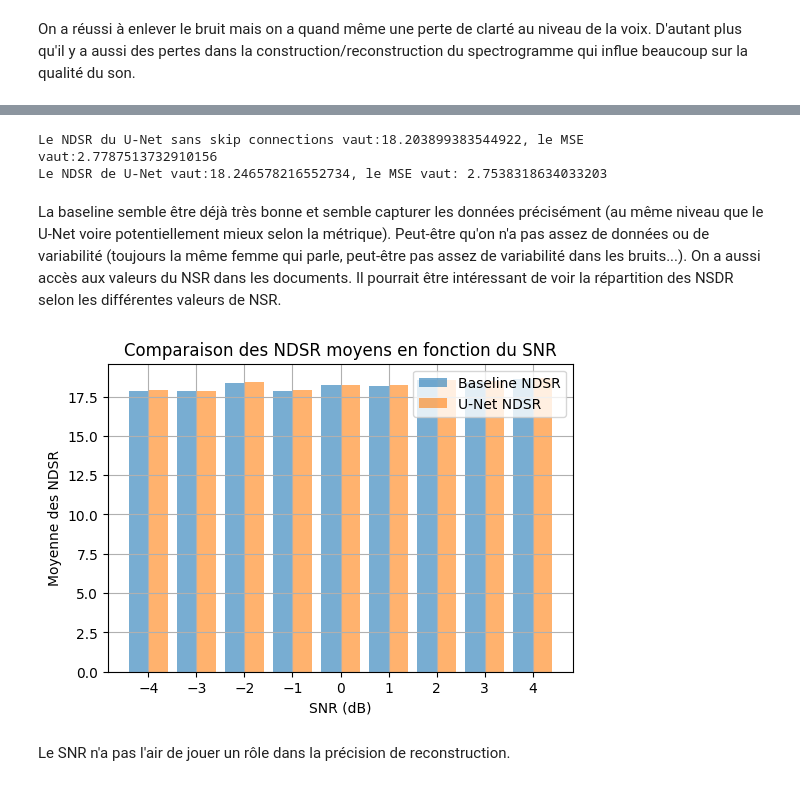
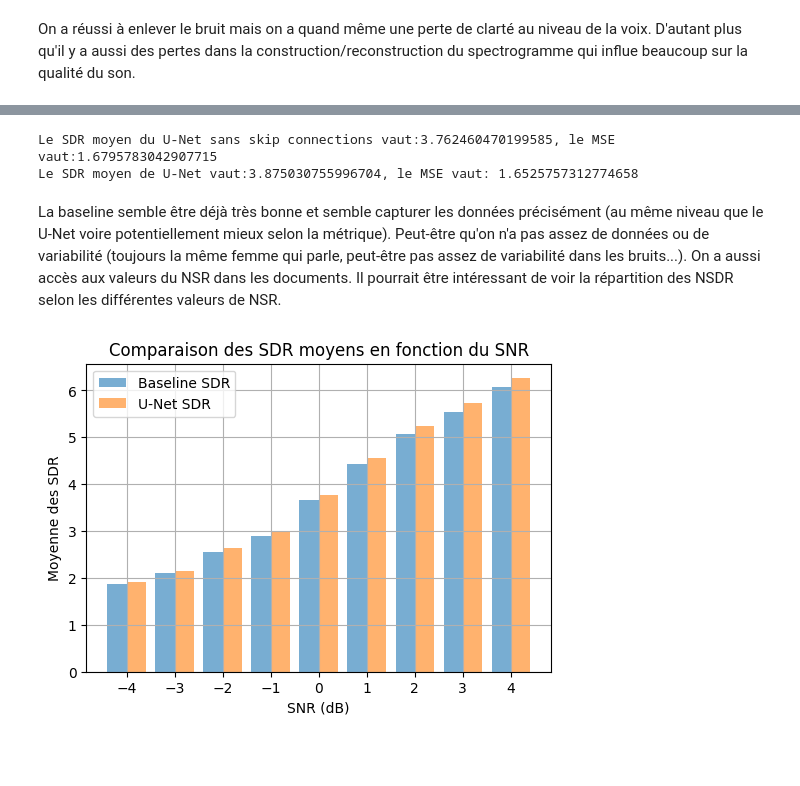
Before and after one commit to romainpujol/deep_learning_signal, a Jupyter notebook: source_separation.ipynb, the cells around one changed output, grey strips where cells are left out. Drawn from its saved outputs; the diff is of its cells as text; code cells hidden in the pictures; blank space fills up the shorter version.

```diff
--- a/source_separation.ipynb
+++ b/source_separation.ipynb
@@ -687,7 +687,7 @@ def to_spectrogram_reconstruction(data,fe):
     return Zxx_normalized,Zxx_phase,magnitude_max,magnitude_min
 
 def masked_spectrogram_to_complex_spectrogram(Zxx_post_mask,Zxx_phase,magnitude_max,magnitude_min,fe):
-    Zxx_magnitude = (Zxx_post_mask*(magnitude_max-magnitude_min) + magnitude_min)
+    Zxx_magnitude = (np.sqrt(Zxx_post_mask)*(magnitude_max-magnitude_min) + magnitude_min)
     Zxx_complexe = Zxx_magnitude*np.exp(1j * Zxx_phase)
     _,signal = istft(Zxx_complexe,fe,window='hamming',nperseg = 1022,noverlap = 511,nfft=1022)
     return signal
@@ -757,8 +743,8 @@ def mse(signal_reconstruit,signal_isole):
     error_energy = np.sum(error ** 2)
     return error_energy
 # %%
-nsdr_mean_baseline = 0
-nsdr_mean_unet = 0
+sdr_mean_baseline = 0
+sdr_mean_unet = 0
 mse_unet = 0
 mse_baseline = 0
 baseline = baseline_source_separation()
@@ -801,7 +787,7 @@ for i in range(2000):
     spectrogram_output = mask*input_spectrogram
     signal_baseline = masked_spectrogram_to_complex_spectrogram(spectrogram_output,phase,max,min,fe)
     mse_baseline += mse(signal_baseline,data1)
-    nsdr_mean_baseline += nsdr(data1,data2,signal_baseline)
+    sdr_mean_baseline += compute_sdr(signal_baseline,data1)
 
     unet.to(device)
     input_tensor = input_tensor.to(device)
@@ -812,19 +798,19 @@ for i in range(2000):
     spectrogram_output = mask*input_spectrogram
     signal_unet = masked_spectrogram_to_complex_spectrogram(spectrogram_output,phase,max,min,fe)
     mse_unet += mse(signal_unet,data1)
-    nsdr_mean_unet += nsdr(data1,data2,signal_unet)
+    sdr_mean_unet += compute_sdr(signal_unet,data1)
 
-print(f'Le NDSR du U-Net sans skip connections vaut:{nsdr_mean_baseline/2000}, le MSE vaut:{mse_baseline/2000}')
-print(f'Le NDSR de U-Net vaut:{nsdr_mean_unet/2000}, le MSE vaut: {mse_unet/2000}')
+print(f'Le SDR moyen du U-Net sans skip connections vaut:{sdr_mean_baseline/2000}, le MSE vaut:{mse_baseline/2000}')
+print(f'Le SDR moyen de U-Net vaut:{sdr_mean_unet/2000}, le MSE vaut: {mse_unet/2000}')
 # %% [output]
-Le NDSR du U-Net sans skip connections vaut:18.203899383544922, le MSE vaut:2.7787513732910156
-Le NDSR de U-Net vaut:18.246578216552734, le MSE vaut: 2.7538318634033203
+Le SDR moyen du U-Net sans skip connections vaut:3.762460470199585, le MSE vaut:1.6795783042907715
+Le SDR moyen de U-Net vaut:3.875030755996704, le MSE vaut: 1.6525757312774658
 # %% [markdown]
 La baseline semble être déjà très bonne et semble capturer les données précisément (au même niveau que le U-Net voire potentiellement mieux selon la métrique). Peut-être qu'on n'a pas assez de données ou de variabilité (toujours la même femme qui parle, peut-être pas assez de variabilité dans les bruits...). On a aussi accès aux valeurs du NSR dans les documents. Il pourrait être intéressant de voir la répartition des NSDR selon les différentes valeurs de NSR.
 # %%
 snr_values = [-4, -3, -2, -1, 0, 1, 2, 3, 4]
-snr_nsdr_values_baseline = {snr: [] for snr in snr_values}
-snr_nsdr_values_unet = {snr: [] for snr in snr_values}
+snr_sdr_values_baseline = {snr: [] for snr in snr_values}
+snr_sdr_values_unet = {snr: [] for snr in snr_values}
 
 # Parcourir les fichiers
 for i in range(2000):
@@ -858,43 +844,41 @@ for i in range(2000):
 
     baseline.to(device)
     with torch.no_grad():
         output_baseline = baseline(input_tensor)
 
     mask_baseline = output_baseline.squeeze().cpu().numpy()
     spectrogram_baseline = mask_baseline * input_spectrogram
     signal_baseline = masked_spectrogram_to_complex_spectrogram(
         spectrogram_baseline, phase, max_val, min_val, fe2
     )
-    nsdr_baseline = nsdr(data1, data2, signal_baseline)
-    snr_nsdr_values_baseline[snr].append(nsdr_baseline)
+    sdr_baseline = compute_sdr(signal_baseline,data1)
+    snr_sdr_values_baseline[snr].append(sdr_baseline)
 
     unet.to(device)
     with torch.no_grad():
         output_unet = unet(input_tensor)
 
     mask_unet = output_unet.squeeze().cpu().numpy()
     spectrogram_unet = mask_unet * input_spectrogram
     signal_unet = masked_spectrogram_to_complex_spectrogram(
         spectrogram_unet, phase, max_val, min_val, fe2
     )
-    nsdr_unet = nsdr(data1, data2, signal_unet)
-    snr_nsdr_values_unet[snr].append(nsdr_unet)
+    sdr_unet = compute_sdr(signal_unet,data1)
+    snr_sdr_values_unet[snr].append(sdr_unet)
 
-baseline_means = [np.mean(snr_nsdr_values_baseline[snr]) for snr in snr_values]
-unet_means = [np.mean(snr_nsdr_values_unet[snr]) for snr in snr_values]
+baseline_means = [np.mean(snr_sdr_values_baseline[snr]) for snr in snr_values]
+unet_means = [np.mean(snr_sdr_values_unet[snr]) for snr in snr_values]
 
 plt.figure(figsize=(6, 4))
-plt.bar(np.array(snr_values) - 0.2, baseline_means, width=0.4, label='Baseline NDSR', alpha=0.6, align='center')
-plt.bar(np.array(snr_values) + 0.2, unet_means, width=0.4, label='U-Net NDSR', alpha=0.6, align='center')
+plt.bar(np.array(snr_values) - 0.2, baseline_means, width=0.4, label='Baseline SDR', alpha=0.6, align='center')
+plt.bar(np.array(snr_values) + 0.2, unet_means, width=0.4, label='U-Net SDR', alpha=0.6, align='center')
 
 plt.xlabel('SNR (dB)')
-plt.ylabel('Moyenne des NDSR')
-plt.title('Comparaison des NDSR moyens en fonction du SNR')
+plt.ylabel('Moyenne des SDR')
+plt.title('Comparaison des SDR moyens en fonction du SNR')
 plt.xticks(snr_values)
 plt.legend()
 plt.grid()
 plt.show()
 # %% [output]
-[figure, old version]
+[figure, new version]
-# %% [markdown]
-Le SNR n'a pas l'air de jouer un rôle dans la précision de reconstruction.
```
Also changed, not shown: parts of 8 cells of this notebook, 1 other file.
